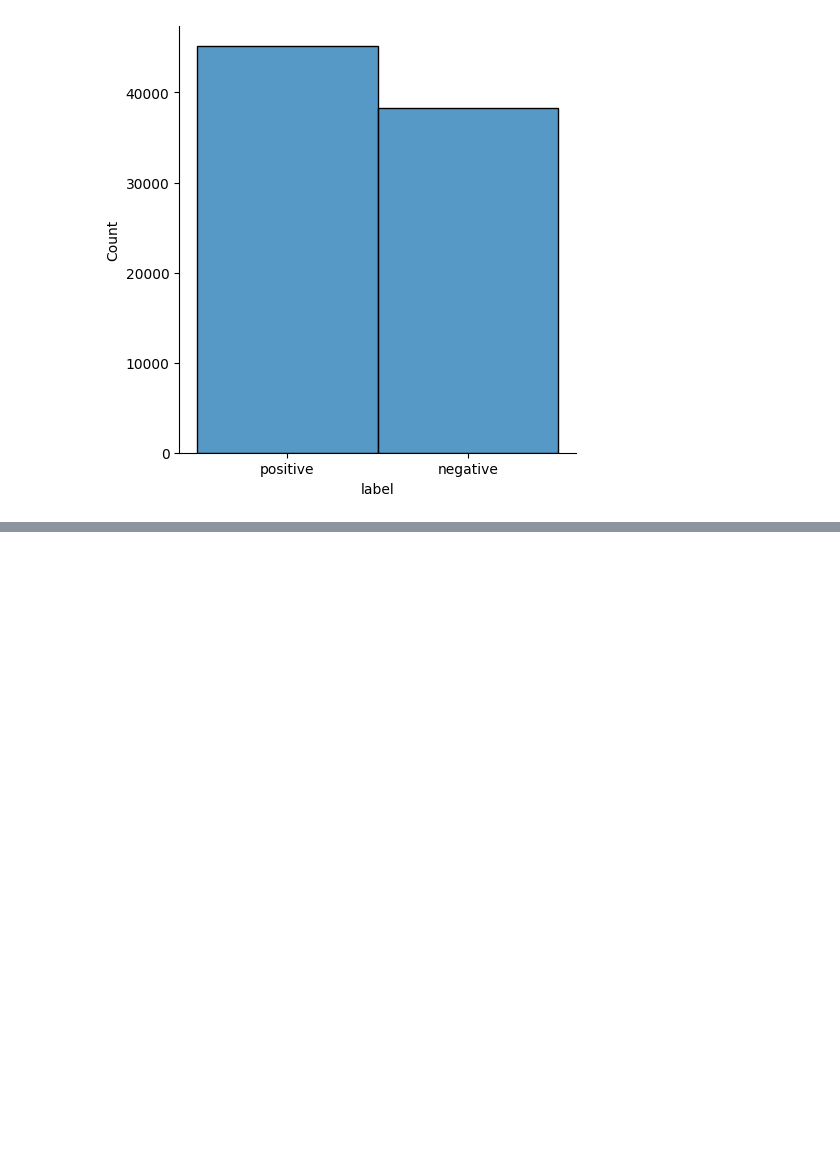
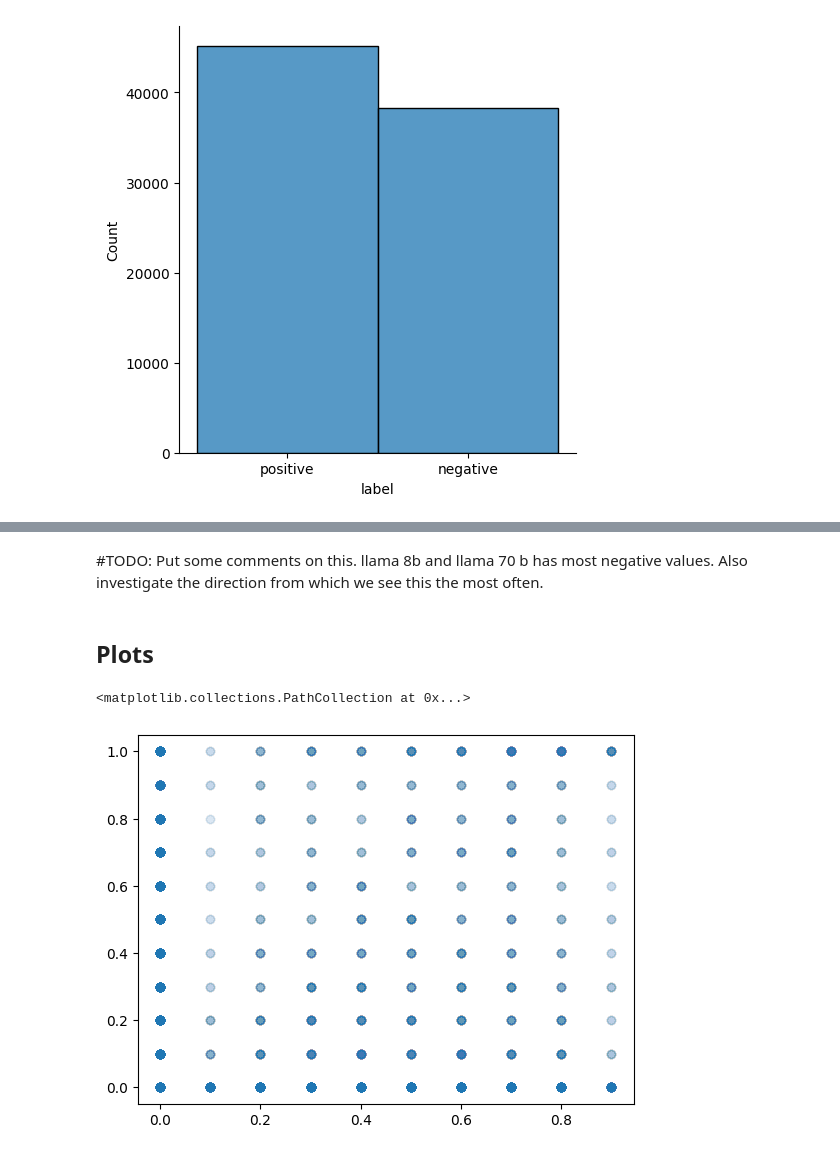
Before and after one commit to fridanl/thesis-mas, a Jupyter notebook: src/eda.ipynb, the cells around one changed output, grey strips where cells are left out. Saved outputs shown, nothing was run; the diff lists cells and outputs as text; code cells hidden in the pictures; blank space fills up the shorter version.

```diff
--- a/src/eda.ipynb
+++ b/src/eda.ipynb
@@ -152,0 +177,8 @@ sns.displot(df_clean, x="label"); #
+# %%
+datasets = DATASETS.keys()
+
+delta_dfs = {}
+for ds in datasets:
+    path = Path(f'../deltas_{ds}.csv')
+    if path.exists():
+        delta_dfs[ds] = pd.read_csv(path)
@@ -152,0 +278,2 @@ sns.displot(df_clean, x="label"); #
+# %% [markdown]
+#TODO: Put some comments on this. llama 8b and llama 70 b has most negative values. Also investigate the direction from which we see this the most often.
@@ -152,0 +282,19 @@ sns.displot(df_clean, x="label"); #
+# %% [markdown]
+## Plots
+# %%
+sender = 'llama-3.3-70b'
+receiver = 'qwen-2.5-72b'
+
+sarcasm = delta_dfs['sarcasm']
+sarcasm_pair = sarcasm[(sarcasm['model_sender'] == sender) & (sarcasm['model_receiver'] == receiver)]
+
+sarcasm_pair['p_receiver_of_label_sender'] = np.where(
+    sarcasm_pair['label_sender_before'] == 'sarcastic',
+    sarcasm_pair['p_pos'],
+    sarcasm_pair['p_neg']
+)
+# %%
+plt.scatter(x = sarcasm_pair['p_receiver_of_label_sender'], y = sarcasm_pair['p_round_2'], alpha=0.01)
+# %% [output]
+<matplotlib.collections.PathCollection at 0x...>
+[figure, added]
```
Also changed, not shown: parts of 16 cells of this notebook, 1 other file.
